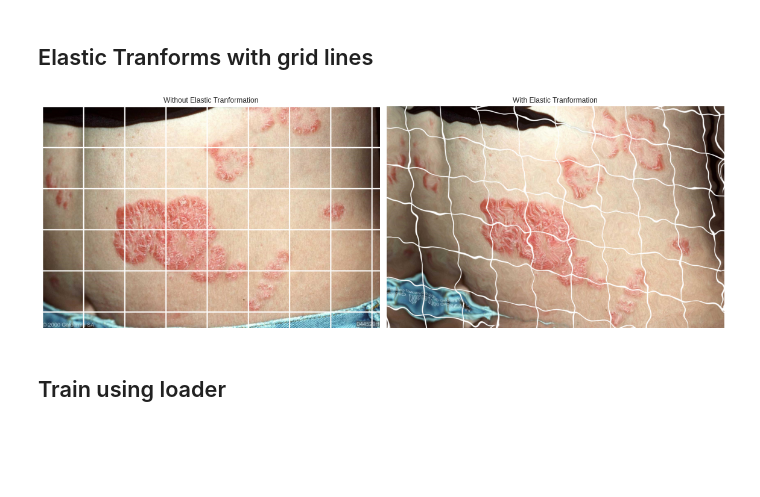
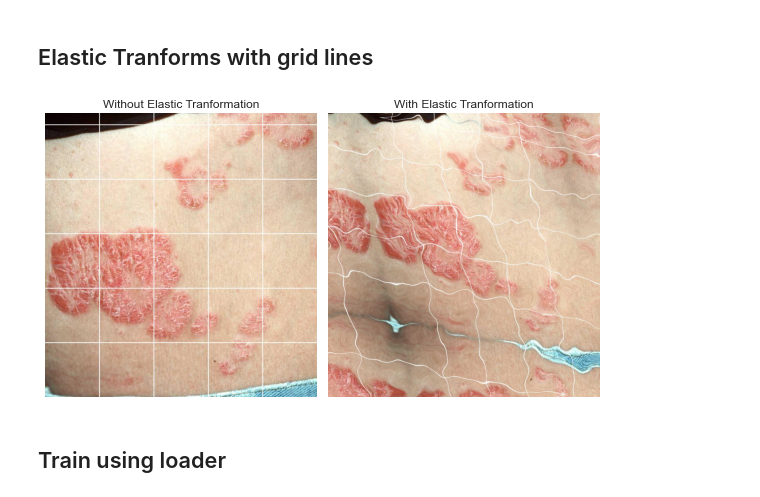
Before and after one commit to vstenby/DiagnosisCorrection02456, a Jupyter notebook: Data Augmentation.ipynb, the cells around one changed output. Saved outputs shown, nothing was run; the diff lists cells and outputs as text; code cells hidden in the pictures; blank space fills up the shorter version.

Commit message:
elastic better

```diff
--- a/Data Augmentation.ipynb
+++ b/Data Augmentation.ipynb
@@ -65,37 +66,37 @@ plt.tight_layout()
 ## Elastic Tranforms with grid lines
 # %%
 # Set elastic transform
-grid_pic = ['./data/grid/044529HB.jpeg']
+grid_pic = ['./data/grid/grid4.jpeg']
 
 train_transform = A.Compose(
     [
-        ElasticTransform(alpha=img_size[0]*5, sigma=img_size[0]*0.1, alpha_affine=img_size[0]*0.7, interpolation=1, border_mode=4, p=1)
+        ElasticTransform(alpha=img_size[0]*5.5, sigma=img_size[0]*0.1, alpha_affine=img_size[0]*0.6, p=1)
     ]
 )
 
 trainset_before    = tools.DiagnosisDataset(path = grid_pic, target = traintarget)
 trainloader_before = DataLoader(trainset, batch_size=16)
 
 trainset_after   = tools.DiagnosisDataset(path = grid_pic, target = traintarget, transform = train_transform)
 trainloader_after = DataLoader(trainset, batch_size=16)
 
 # Plot
-fig, axs = plt.subplots(nrows = 1, ncols = 2, figsize=(16,16))
+fig, axs = plt.subplots(nrows = 1, ncols = 2, figsize=(8,8))
 axs = axs.flatten()
 
 im_before, target_before = trainset_before.__getitem__(0)
 axs[0].imshow(im_before.permute(1,2,0))
 axs[0].axis('off')
 axs[0].set_title('Without Elastic Tranformation')
 
 im_after, target_after = trainset_after.__getitem__(0)
 axs[1].imshow(im_after.permute(1,2,0))
 axs[1].axis('off')
 axs[1].set_title('With Elastic Tranformation')
 
 plt.tight_layout()
 # %% [output]
-[figure, old version]
+[figure, new version]
 # %% [markdown]
 ## Train using loader
 # %%
```
Also changed, not shown: parts of 2 cells of this notebook, 5 other files.
